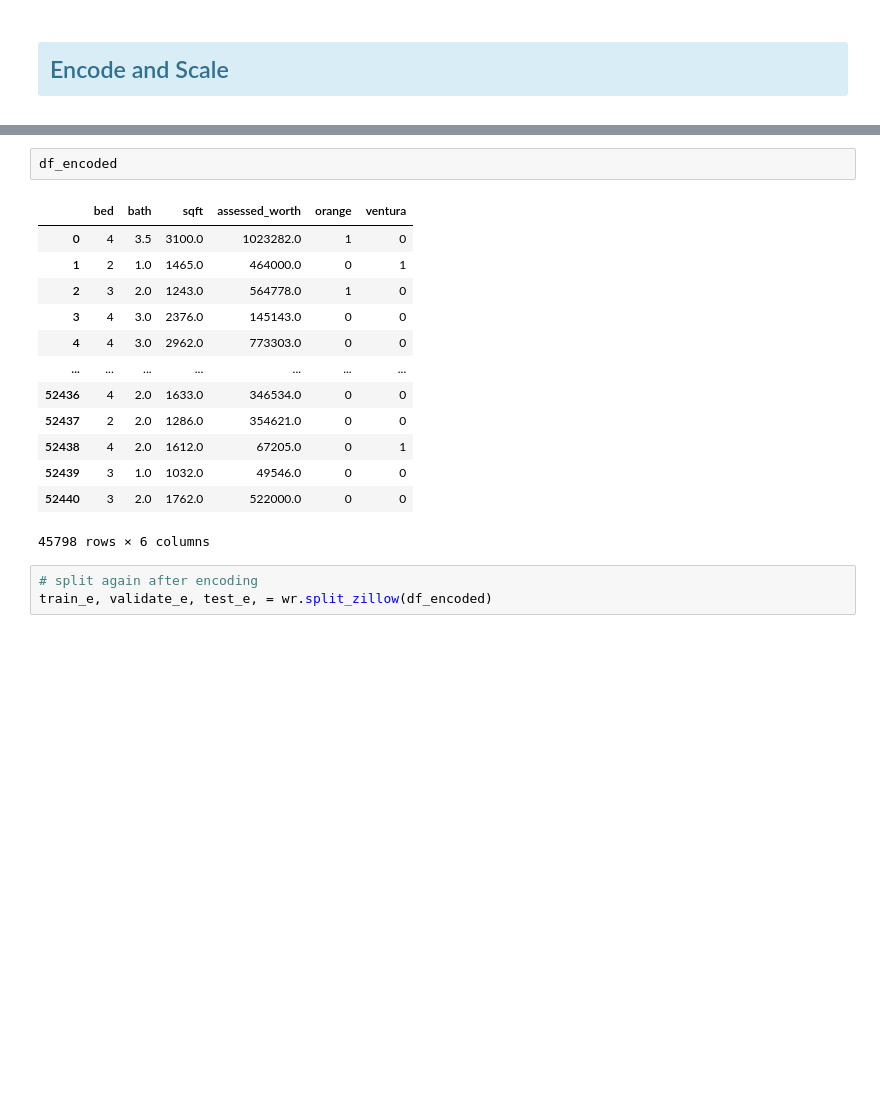
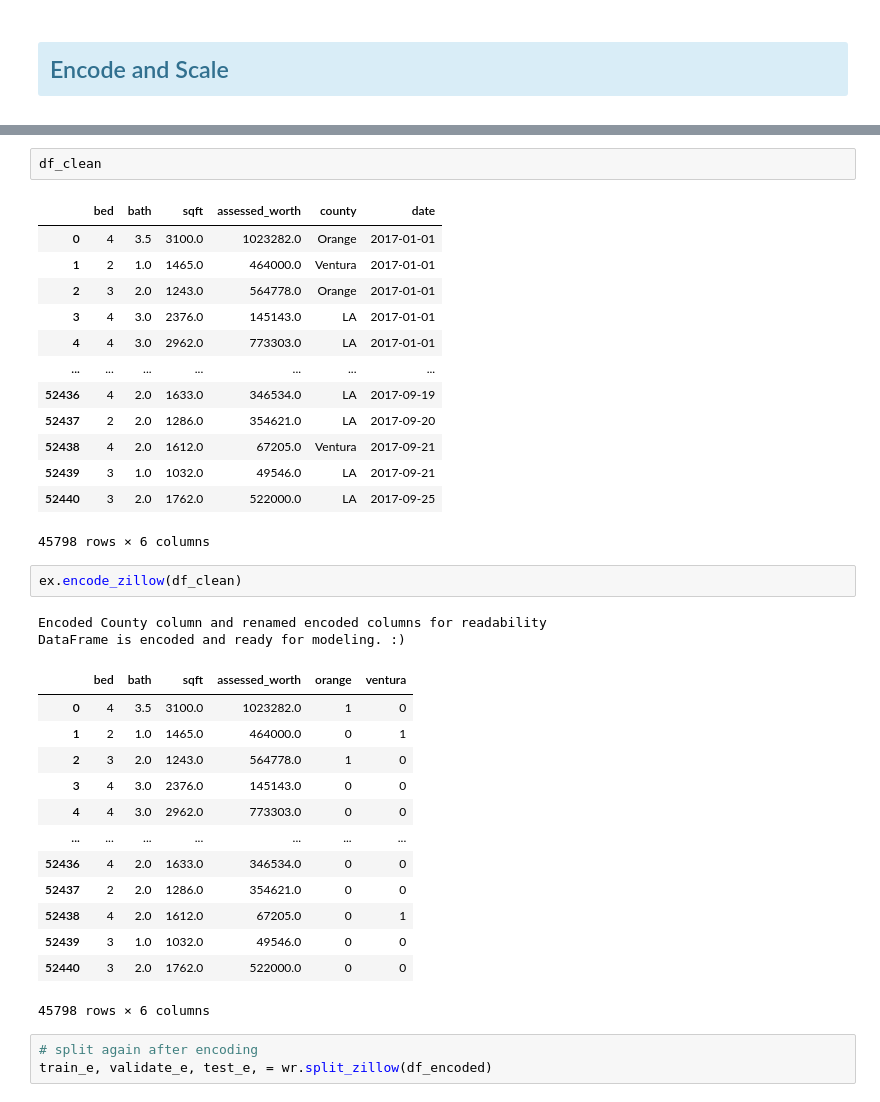
Before and after one commit to lewisalexia/Regression_Project2_Zillow, a Jupyter notebook: explore.ipynb, the cells around one changed output, grey strips where cells are left out. Saved outputs shown, nothing was run; the diff lists cells and outputs as text; blank space fills up the shorter version.

```diff
--- a/explore.ipynb
+++ b/explore.ipynb
@@ -401,9 +401,27 @@ df_encoded = ex.encode_zillow(df_clean.drop(columns=['date']))
 # %% [output]
 Encoded County column and renamed encoded columns for readability
 DataFrame is encoded and ready for modeling. :)
+# %%
+df_clean
+# %% [output]
+|  | bed | bath | sqft | assessed_worth | county | date |
+| 0 | 4 | 3.5 | 3100.0 | 1023282.0 | Orange | 2017-01-01 |
+| 1 | 2 | 1.0 | 1465.0 | 464000.0 | Ventura | 2017-01-01 |
+| 2 | 3 | 2.0 | 1243.0 | 564778.0 | Orange | 2017-01-01 |
+| 3 | 4 | 3.0 | 2376.0 | 145143.0 | LA | 2017-01-01 |
+| 4 | 4 | 3.0 | 2962.0 | 773303.0 | LA | 2017-01-01 |
+| ... | ... | ... | ... | ... | ... | ... |
+| 52436 | 4 | 2.0 | 1633.0 | 346534.0 | LA | 2017-09-19 |
+| 52437 | 2 | 2.0 | 1286.0 | 354621.0 | LA | 2017-09-20 |
+| 52438 | 4 | 2.0 | 1612.0 | 67205.0 | Ventura | 2017-09-21 |
+| 52439 | 3 | 1.0 | 1032.0 | 49546.0 | LA | 2017-09-21 |
+| 52440 | 3 | 2.0 | 1762.0 | 522000.0 | LA | 2017-09-25 |
+45798 rows × 6 columns
 # %%
-df_encoded
+ex.encode_zillow(df_clean)
 # %% [output]
+Encoded County column and renamed encoded columns for readability
+DataFrame is encoded and ready for modeling. :)
 |  | bed | bath | sqft | assessed_worth | orange | ventura |
 | 0 | 4 | 3.5 | 3100.0 | 1023282.0 | 1 | 0 |
 | 1 | 2 | 1.0 | 1465.0 | 464000.0 | 0 | 1 |
@@ -416,7 +434,7 @@ df_encoded
 | 52438 | 4 | 2.0 | 1612.0 | 67205.0 | 0 | 1 |
 | 52439 | 3 | 1.0 | 1032.0 | 49546.0 | 0 | 0 |
 | 52440 | 3 | 2.0 | 1762.0 | 522000.0 | 0 | 0 |
-45798 rows × 6 columns
+45798 rows × 6 columns
 # %%
 # split again after encoding
 train_e, validate_e, test_e, = wr.split_zillow(df_encoded)
```
Also changed, not shown: parts of 115 cells of this notebook.
